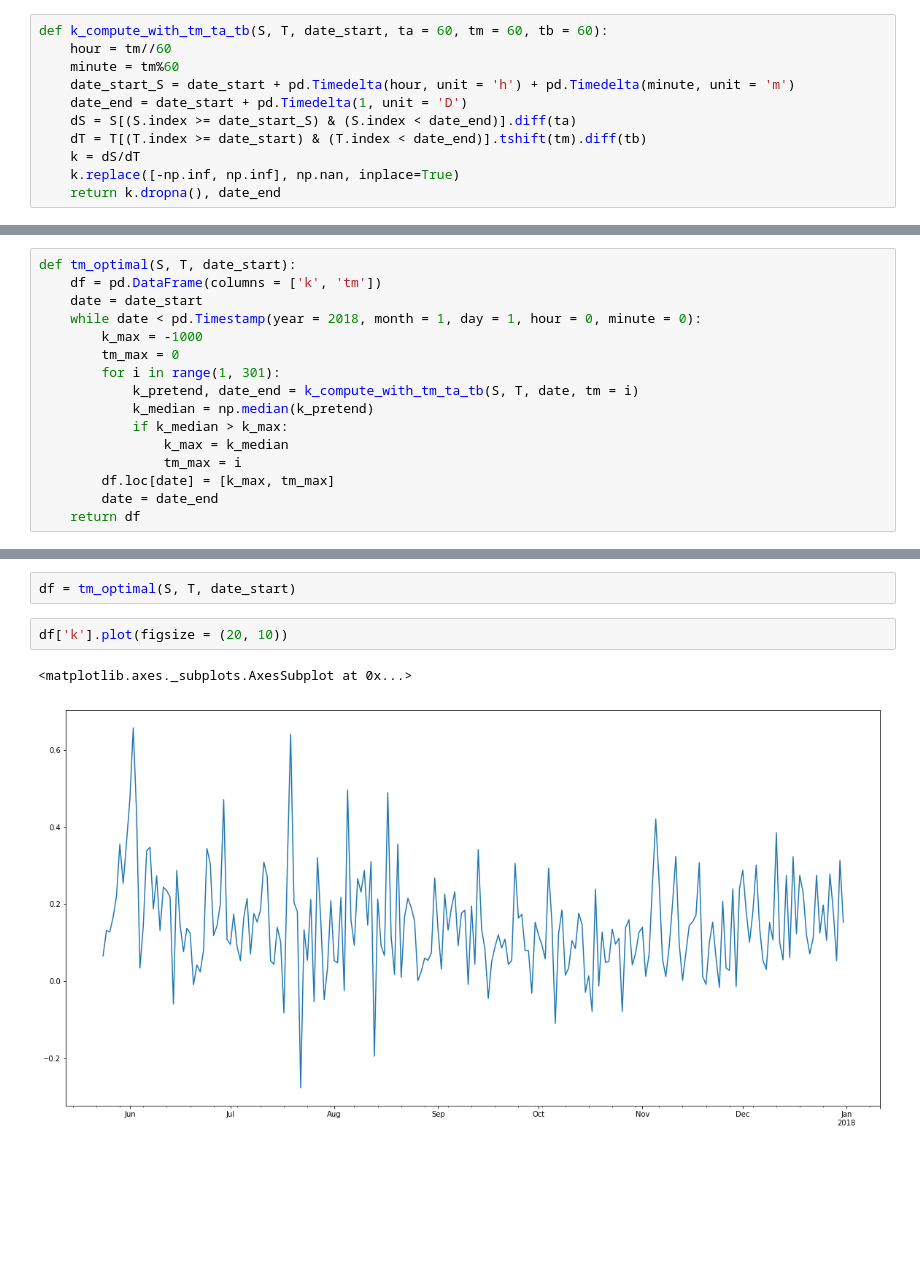
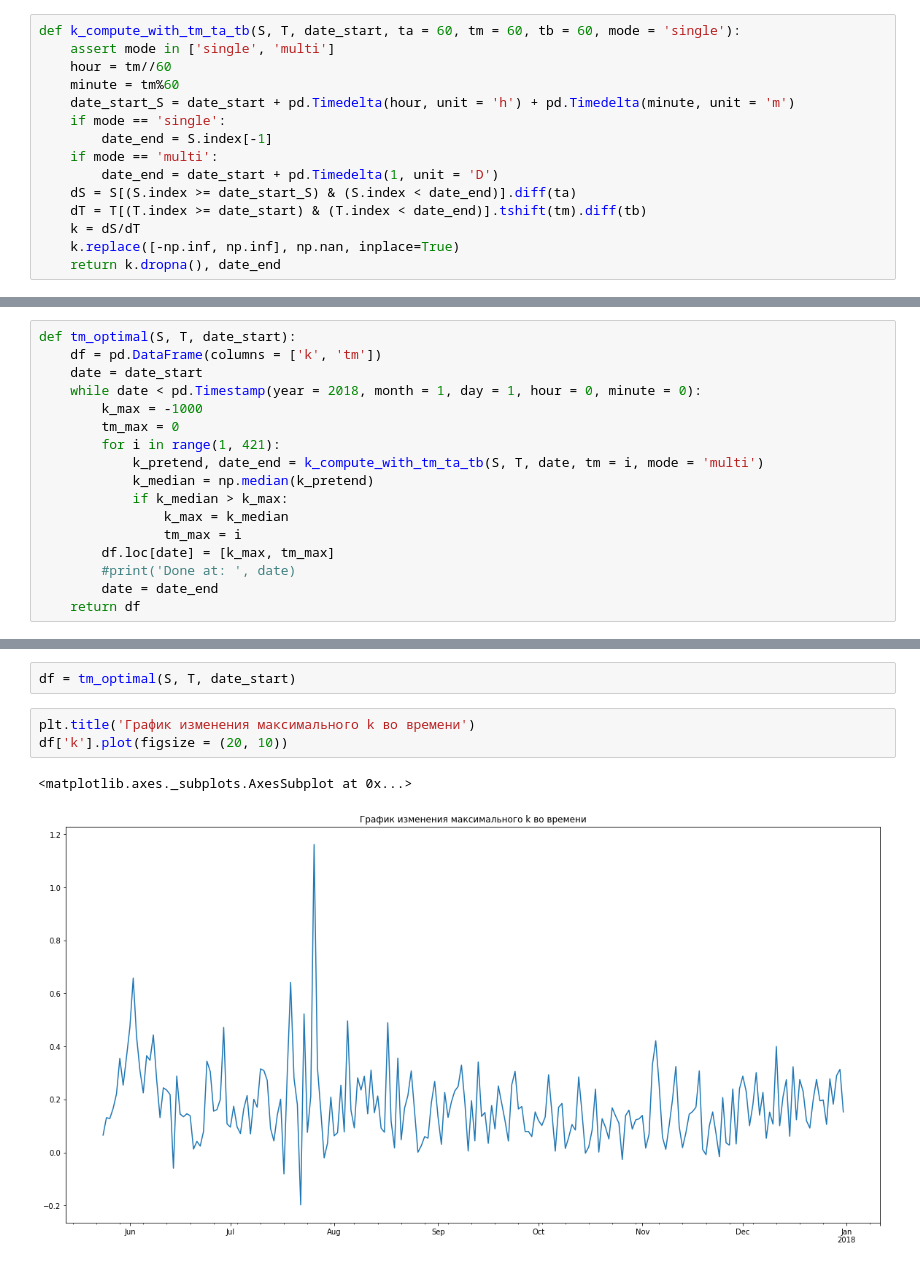
Before and after one commit to le-zenith/gazpromneft, a Jupyter notebook: task.ipynb, the cells around one changed output, grey strips where cells are left out. Cells and saved outputs as stored; diff of their text form; blank space fills up the shorter version.

```diff
--- a/task.ipynb
+++ b/task.ipynb
@@ -428,9 +423,13 @@ print('Коэффициент корреляции k с T: ', k.corr(T))
 # %%
-def k_compute_with_tm_ta_tb(S, T, date_start, ta = 60, tm = 60, tb = 60):
+def k_compute_with_tm_ta_tb(S, T, date_start, ta = 60, tm = 60, tb = 60, mode = 'single'):
+    assert mode in ['single', 'multi']
     hour = tm//60
     minute = tm%60
     date_start_S = date_start + pd.Timedelta(hour, unit = 'h') + pd.Timedelta(minute, unit = 'm')
-    date_end = date_start + pd.Timedelta(1, unit = 'D')
+    if mode == 'single':
+        date_end = S.index[-1]
+    if mode == 'multi':
+        date_end = date_start + pd.Timedelta(1, unit = 'D')
     dS = S[(S.index >= date_start_S) & (S.index < date_end)].diff(ta)
     dT = T[(T.index >= date_start) & (T.index < date_end)].tshift(tm).diff(tb)
     k = dS/dT
@@ -443,13 +444,14 @@ def tm_optimal(S, T, date_start):
     while date < pd.Timestamp(year = 2018, month = 1, day = 1, hour = 0, minute = 0):
         k_max = -1000
         tm_max = 0
-        for i in range(1, 301):
-            k_pretend, date_end = k_compute_with_tm_ta_tb(S, T, date, tm = i)
+        for i in range(1, 421):
+            k_pretend, date_end = k_compute_with_tm_ta_tb(S, T, date, tm = i, mode = 'multi')
             k_median = np.median(k_pretend)
             if k_median > k_max:
                 k_max = k_median
                 tm_max = i
         df.loc[date] = [k_max, tm_max]
+        #print('Done at: ', date)
         date = date_end
     return df
 # %%
@@ -457,7 +459,8 @@ date_start = pd.Timestamp(year = 2017, month = 5, day = 24, hour = 0, minute = 0
 # %%
 df = tm_optimal(S, T, date_start)
 # %%
+plt.title('График изменения максимального k во времени')
 df['k'].plot(figsize = (20, 10))
 # %% [output]
 <matplotlib.axes._subplots.AxesSubplot at 0x...>
-[figure, old version]
+[figure, new version]
```
Also changed, not shown: parts of 38 cells of this notebook.
